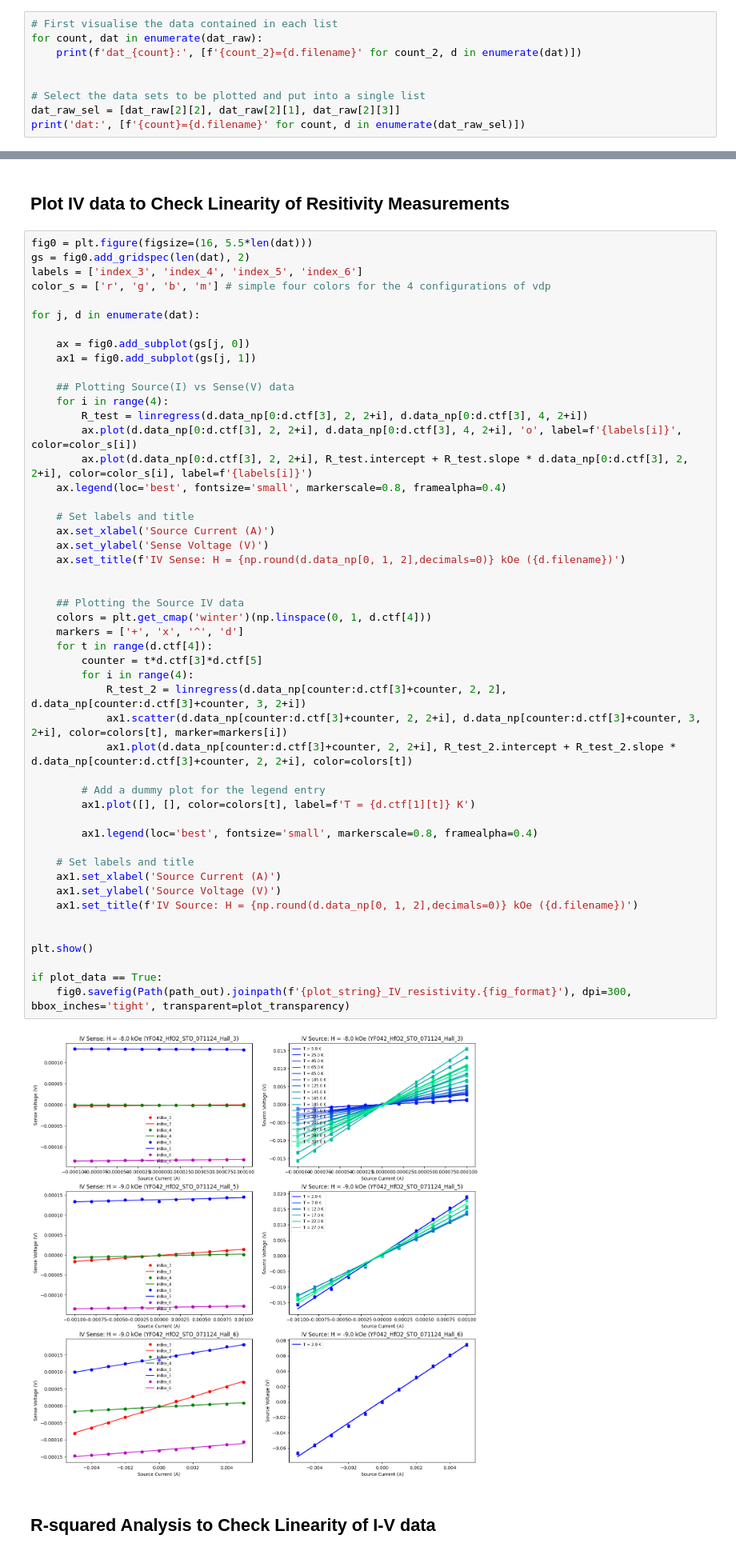
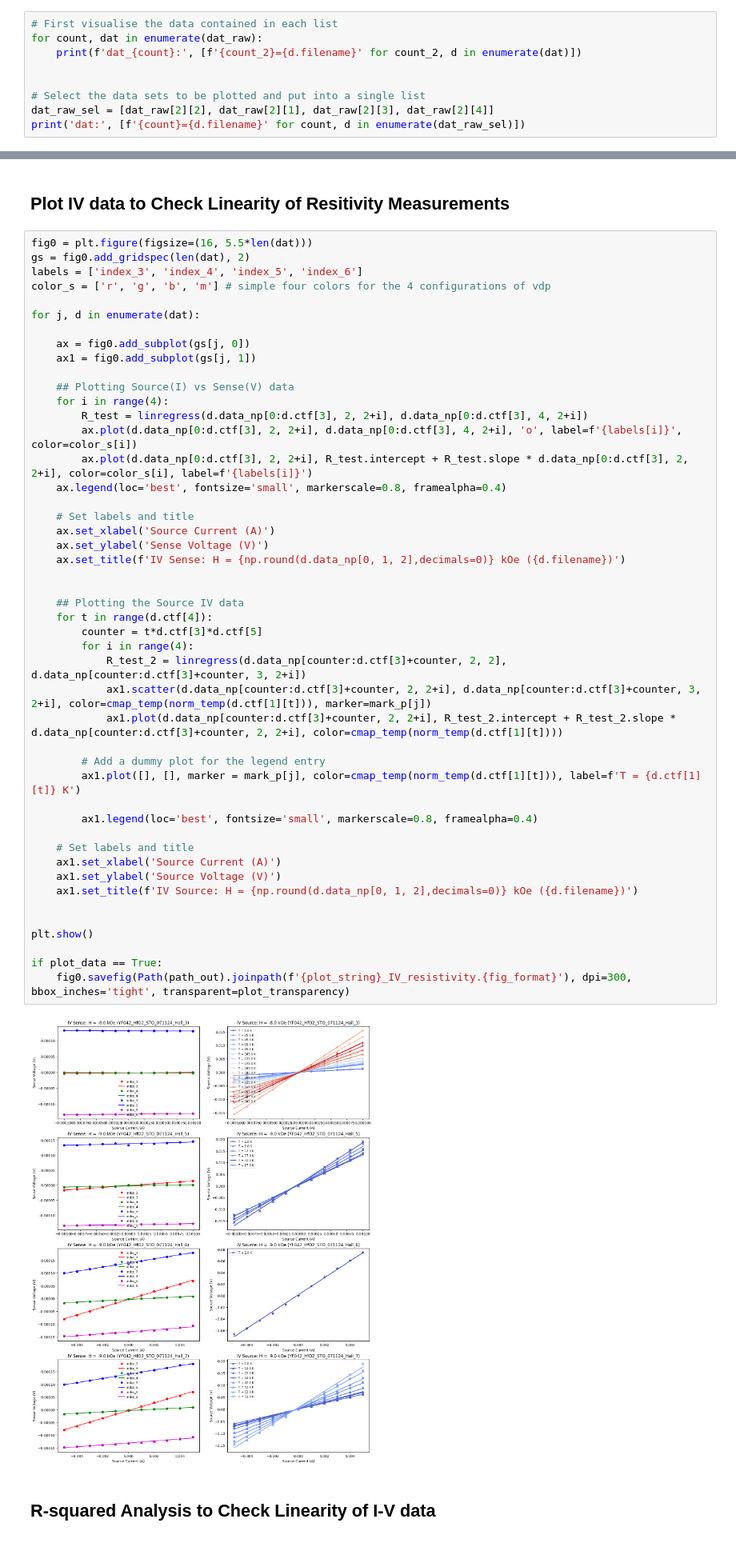
Before and after one commit to hc3413/Electronic_properties_of_thin_films, a Jupyter notebook: Analysis.ipynb, the cells around one changed output, grey strips where cells are left out. Shown at 80% size. Cells and saved outputs as stored; diff of their text form.

Commit message:
fixed colors

```diff
--- a/Analysis.ipynb
+++ b/Analysis.ipynb
@@ -80,7 +81,7 @@ for count, dat in enumerate(dat_raw):
 
 
 # Select the data sets to be plotted and put into a single list
-dat_raw_sel = [dat_raw[2][2], dat_raw[2][1], dat_raw[2][3]]
+dat_raw_sel = [dat_raw[2][2], dat_raw[2][1], dat_raw[2][3], dat_raw[2][4]]
 print('dat:', [f'{count}={d.filename}' for count, d in enumerate(dat_raw_sel)])
 # %% [output]
 dat_0: ['0=JT029_SrRuO3_171024_Combined', '1=JT029_SrRuO3_101024_HallRun1', '2=JT029_SrRuO3_091024_Halltest2', '3=JT029_SrRuO3_171024_Combined_fullrange.txt', '4=JT029_SrRuO3_191024_Combined4']
@@ -156,39 +203,37 @@ for j, d in enumerate(dat):
         ax.plot(d.data_np[0:d.ctf[3], 2, 2+i], R_test.intercept + R_test.slope * d.data_np[0:d.ctf[3], 2, 2+i], color=color_s[i], label=f'{labels[i]}')
     ax.legend(loc='best', fontsize='small', markerscale=0.8, framealpha=0.4)
 
     # Set labels and title
     ax.set_xlabel('Source Current (A)')
     ax.set_ylabel('Sense Voltage (V)')
     ax.set_title(f'IV Sense: H = {np.round(d.data_np[0, 1, 2],decimals=0)} kOe ({d.filename})')
 
 
     ## Plotting the Source IV data
-    colors = plt.get_cmap('winter')(np.linspace(0, 1, d.ctf[4]))
-    markers = ['+', 'x', '^', 'd']
     for t in range(d.ctf[4]):
         counter = t*d.ctf[3]*d.ctf[5]
         for i in range(4):
             R_test_2 = linregress(d.data_np[counter:d.ctf[3]+counter, 2, 2], d.data_np[counter:d.ctf[3]+counter, 3, 2+i])
-            ax1.scatter(d.data_np[counter:d.ctf[3]+counter, 2, 2+i], d.data_np[counter:d.ctf[3]+counter, 3, 2+i], color=colors[t], marker=markers[i])
-            ax1.plot(d.data_np[counter:d.ctf[3]+counter, 2, 2+i], R_test_2.intercept + R_test_2.slope * d.data_np[counter:d.ctf[3]+counter, 2, 2+i], color=colors[t])
+            ax1.scatter(d.data_np[counter:d.ctf[3]+counter, 2, 2+i], d.data_np[counter:d.ctf[3]+counter, 3, 2+i], color=cmap_temp(norm_temp(d.ctf[1][t])), marker=mark_p[j])
+            ax1.plot(d.data_np[counter:d.ctf[3]+counter, 2, 2+i], R_test_2.intercept + R_test_2.slope * d.data_np[counter:d.ctf[3]+counter, 2, 2+i], color=cmap_temp(norm_temp(d.ctf[1][t])))
 
         # Add a dummy plot for the legend entry
-        ax1.plot([], [], color=colors[t], label=f'T = {d.ctf[1][t]} K')
+        ax1.plot([], [], marker = mark_p[j], color=cmap_temp(norm_temp(d.ctf[1][t])), label=f'T = {d.ctf[1][t]} K')
 
         ax1.legend(loc='best', fontsize='small', markerscale=0.8, framealpha=0.4)
 
     # Set labels and title
     ax1.set_xlabel('Source Current (A)')
     ax1.set_ylabel('Source Voltage (V)')
     ax1.set_title(f'IV Source: H = {np.round(d.data_np[0, 1, 2],decimals=0)} kOe ({d.filename})')
 
 
 plt.show()
 
 if plot_data == True:
     fig0.savefig(Path(path_out).joinpath(f'{plot_string}_IV_resistivity.{fig_format}'), dpi=300, bbox_inches='tight', transparent=plot_transparency)
 # %% [output]
-[figure, old version]
+[figure, new version]
 # %% [markdown]
 ## R-squared Analysis to Check Linearity of I-V data
 # %%
```
Also changed, not shown: parts of 21 cells of this notebook, 1 other file.
